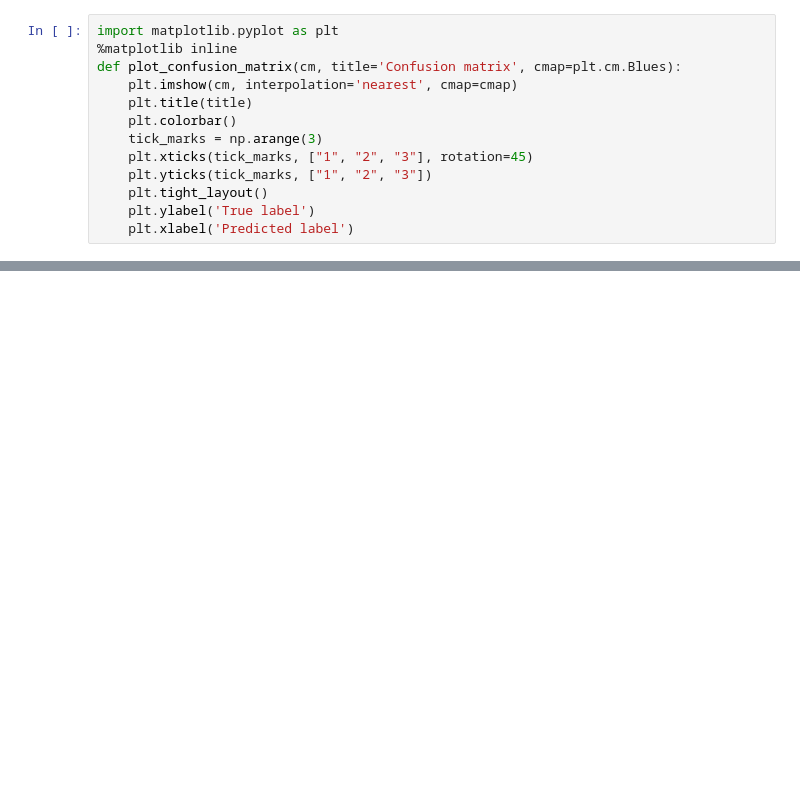
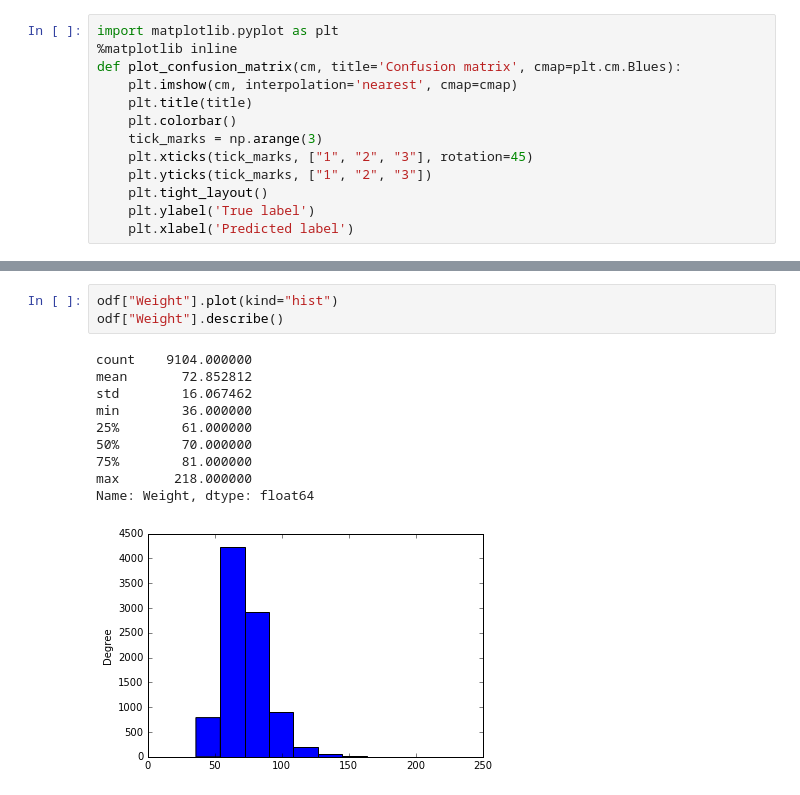
Before and after one commit to eggie5/UCSD-MAS-DSE220, a Jupyter notebook: hmwk1/Hmwk 1.ipynb, the cells around one changed output, grey strips where cells are left out. Cells and saved outputs as stored; diff of their text form; blank space fills up the shorter version.

```diff
--- a/hmwk1/Hmwk 1.ipynb
+++ b/hmwk1/Hmwk 1.ipynb
@@ -331,0 +370,14 @@ As you can see from the confusion matrix, inputs of Class 1 were perfectly class
+# %%
+odf["Weight"].plot(kind="hist")
+odf["Weight"].describe()
+# %% [output]
+count    9104.000000
+mean       72.852812
+std        16.067462
+min        36.000000
+25%        61.000000
+50%        70.000000
+75%        81.000000
+max       218.000000
+Name: Weight, dtype: float64
+[figure, added]
```
Also changed, not shown: parts of 45 cells of this notebook.
